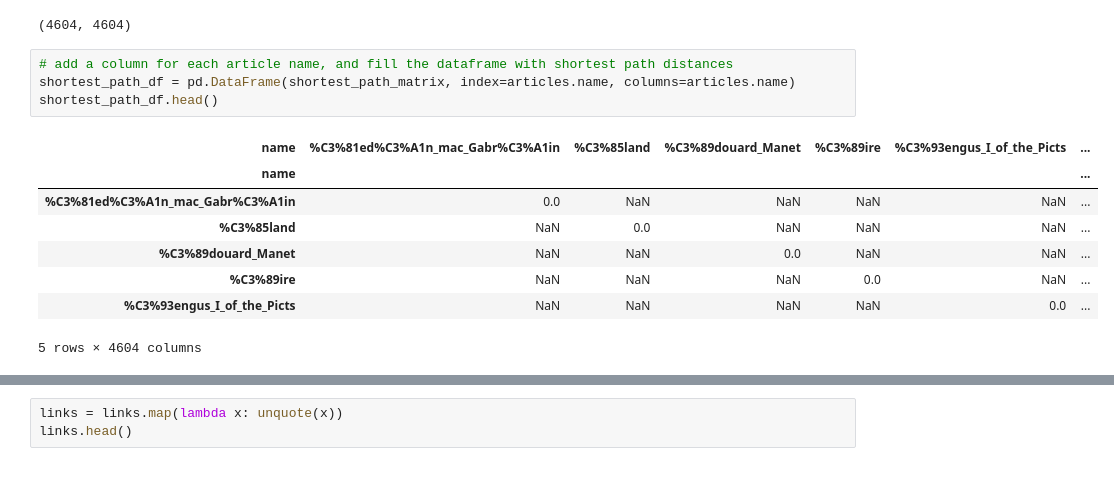
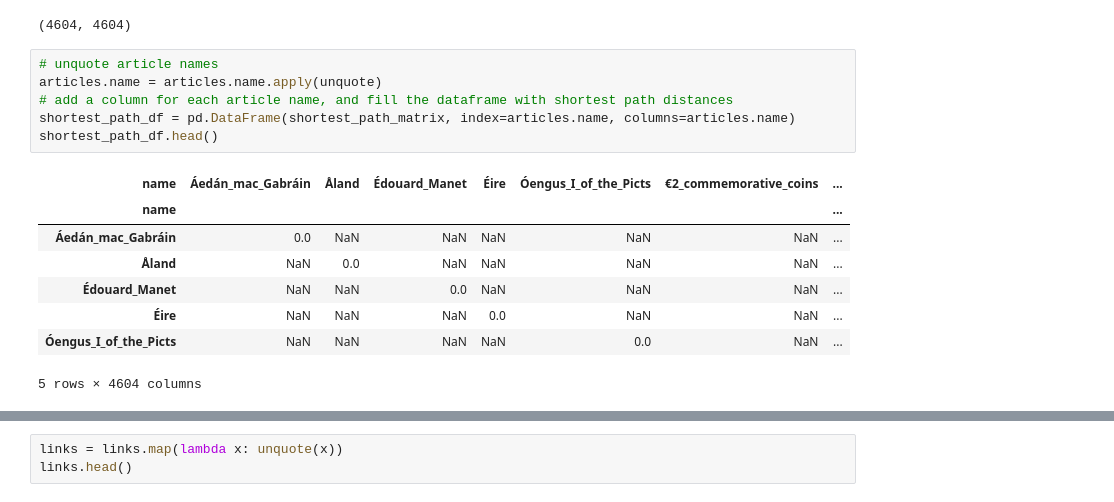
Before and after one commit to epfl-ada/ada-2023-project-adamants, a Jupyter notebook: wikipedia_graph_viz.ipynb, the cells around one changed output, grey strips where cells are left out. Saved outputs shown, nothing was run; the diff lists cells and outputs as text.

```diff
--- a/wikipedia_graph_viz.ipynb
+++ b/wikipedia_graph_viz.ipynb
@@ -33,15 +33,17 @@ shortest_path_matrix.shape
 # %% [output]
 (4604, 4604)
 # %%
+# unquote article names
+articles.name = articles.name.apply(unquote)
 # add a column for each article name, and fill the dataframe with shortest path distances
 shortest_path_df = pd.DataFrame(shortest_path_matrix, index=articles.name, columns=articles.name)
 shortest_path_df.head()
 # %% [output]
-| name | %C3%81ed%C3%A1n_mac_Gabr%C3%A1in | %C3%85land | %C3%89douard_Manet | %C3%89ire | %C3%93engus_I_of_the_Picts | ... |
-| name |  |  |  |  |  | ... |
-| %C3%81ed%C3%A1n_mac_Gabr%C3%A1in | 0.0 | NaN | NaN | NaN | NaN | ... |
-| %C3%85land | NaN | 0.0 | NaN | NaN | NaN | ... |
-| %C3%89douard_Manet | NaN | NaN | 0.0 | NaN | NaN | ... |
-| %C3%89ire | NaN | NaN | NaN | 0.0 | NaN | ... |
-| %C3%93engus_I_of_the_Picts | NaN | NaN | NaN | NaN | 0.0 | ... |
+| name | Áedán_mac_Gabráin | Åland | Édouard_Manet | Éire | Óengus_I_of_the_Picts | €2_commemorative_coins | ... |
+| name |  |  |  |  |  |  | ... |
+| Áedán_mac_Gabráin | 0.0 | NaN | NaN | NaN | NaN | NaN | ... |
+| Åland | NaN | 0.0 | NaN | NaN | NaN | NaN | ... |
+| Édouard_Manet | NaN | NaN | 0.0 | NaN | NaN | NaN | ... |
+| Éire | NaN | NaN | NaN | 0.0 | NaN | NaN | ... |
+| Óengus_I_of_the_Picts | NaN | NaN | NaN | NaN | 0.0 | NaN | ... |
 5 rows × 4604 columns
```
Also changed, not shown: parts of 23 cells of this notebook.
